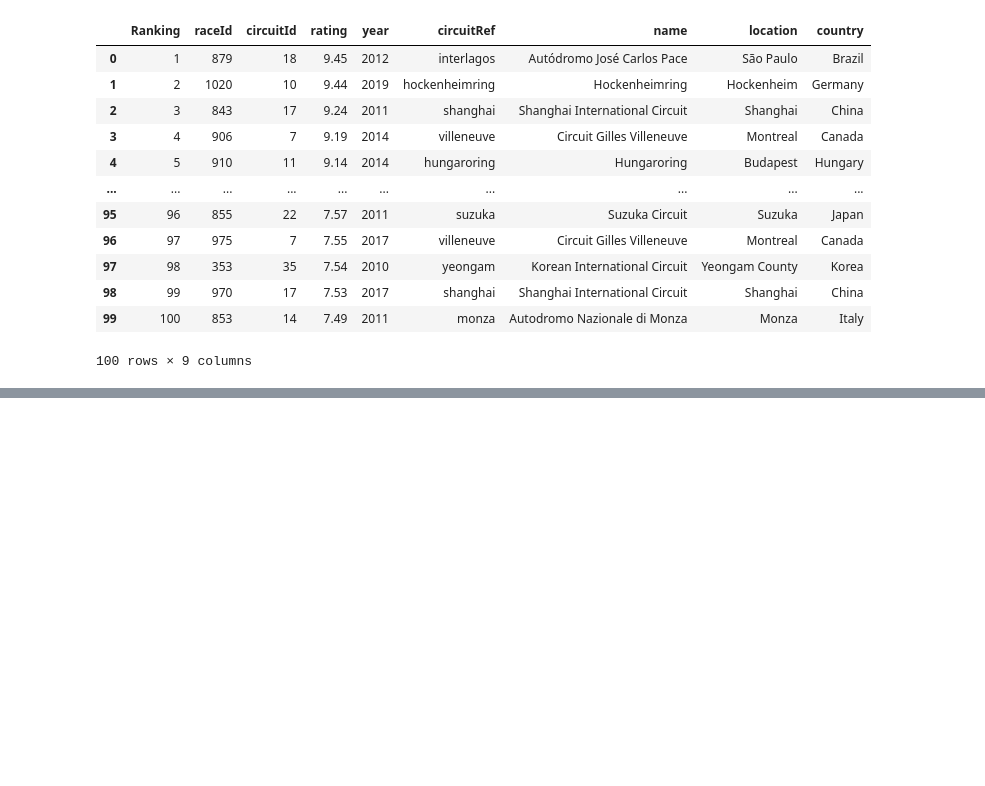
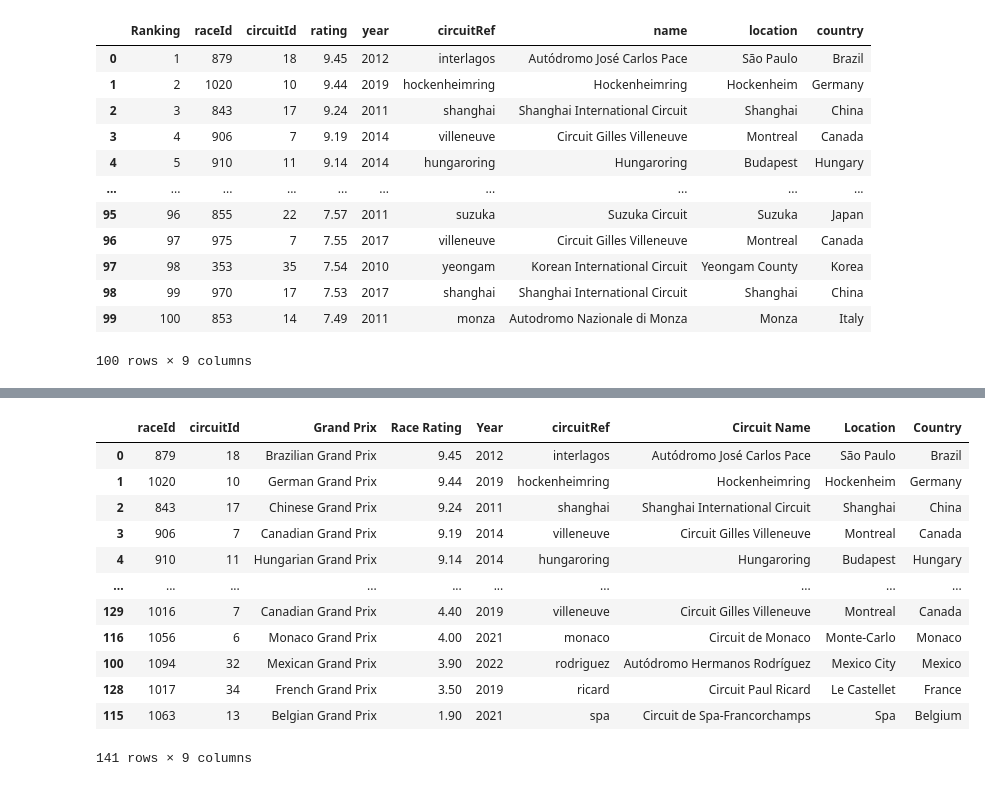
Before and after one commit to jasonhsu8/Formula-1-Project, a Jupyter notebook: JJ Notebooks/start.ipynb, the cells around one changed output, grey strips where cells are left out. Cells and saved outputs as stored; diff of their text form; code cells hidden in the pictures; blank space fills up the shorter version.

```diff
--- a/JJ Notebooks/start.ipynb
+++ b/JJ Notebooks/start.ipynb
@@ -7,4 +7,10 @@ import os
 from os import listdir
 from os.path import isfile, join
 import seaborn as sns
+# %%
+dataset_folder_path = 'Dataset/'
+
+def read_data(x):
+    df = pd.read_csv(f'{dataset_folder_path}{x}')
+    return df
 # %%
@@ -157,0 +179,34 @@ top_100_circuits
+# %%
+#Race Ratings Data Frame
+#Concat top 100 and race ratings from 2022, 2021, and 2019
+#merge top 100
+race_ratings = pd.concat([top_100, race_ratings_2022_2021_2019])
+race_ratings = race_ratings.drop_duplicates(subset='raceId')
+race_ratings = race_ratings.drop(['Ranking'], axis=1)
+race_ratings = pd.merge(race_ratings, circuits, on="circuitId", how="left")
+race_ratings = race_ratings.drop(['lat', 'lng', 'alt'], axis=1)
+race_ratings = race_ratings.rename(
+    columns={
+        'name_x': 'Grand Prix',
+        'name_y': 'Circuit Name',
+        'rating': 'Race Rating',
+        'year': 'Year',
+        'location': 'Location',
+        'country': 'Country'
+            })
+race_ratings.sort_values(by="Race Rating", ascending=False, inplace=True)
+race_ratings
+# %% [output]
+|  | raceId | circuitId | Grand Prix | Race Rating | Year | circuitRef | Circuit Name | Location | Country |
+| 0 | 879 | 18 | Brazilian Grand Prix | 9.45 | 2012 | interlagos | Autódromo José Carlos Pace | São Paulo | Brazil |
+| 1 | 1020 | 10 | German Grand Prix | 9.44 | 2019 | hockenheimring | Hockenheimring | Hockenheim | Germany |
+| 2 | 843 | 17 | Chinese Grand Prix | 9.24 | 2011 | shanghai | Shanghai International Circuit | Shanghai | China |
+| 3 | 906 | 7 | Canadian Grand Prix | 9.19 | 2014 | villeneuve | Circuit Gilles Villeneuve | Montreal | Canada |
+| 4 | 910 | 11 | Hungarian Grand Prix | 9.14 | 2014 | hungaroring | Hungaroring | Budapest | Hungary |
+| ... | ... | ... | ... | ... | ... | ... | ... | ... | ... |
+| 129 | 1016 | 7 | Canadian Grand Prix | 4.40 | 2019 | villeneuve | Circuit Gilles Villeneuve | Montreal | Canada |
+| 116 | 1056 | 6 | Monaco Grand Prix | 4.00 | 2021 | monaco | Circuit de Monaco | Monte-Carlo | Monaco |
+| 100 | 1094 | 32 | Mexican Grand Prix | 3.90 | 2022 | rodriguez | Autódromo Hermanos Rodríguez | Mexico City | Mexico |
+| 128 | 1017 | 34 | French Grand Prix | 3.50 | 2019 | ricard | Circuit Paul Ricard | Le Castellet | France |
+| 115 | 1063 | 13 | Belgian Grand Prix | 1.90 | 2021 | spa | Circuit de Spa-Francorchamps | Spa | Belgium |
+141 rows × 9 columns
```
Also changed, not shown: parts of 7 cells of this notebook, 1 other file.
